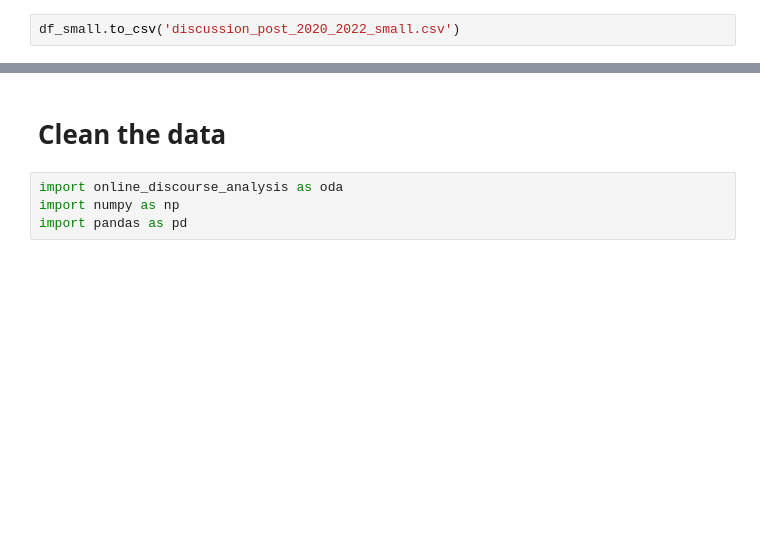
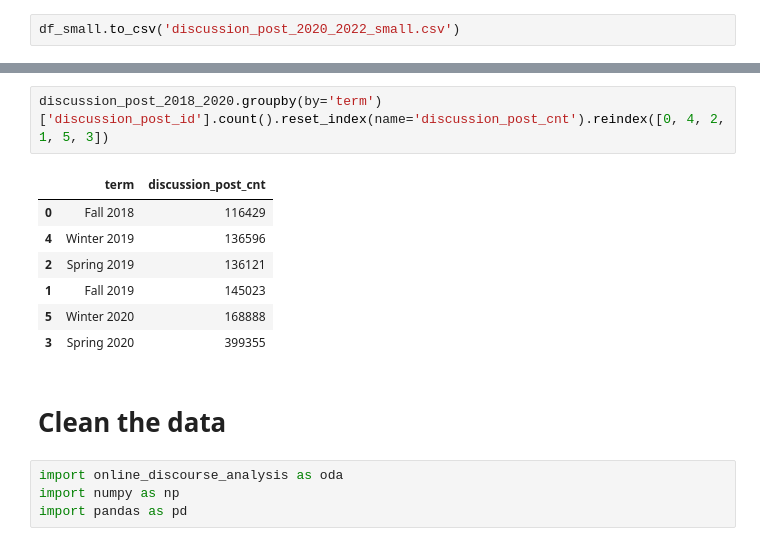
Before and after one commit to Kenny-Wei-GitHub/Discussion_Behavior_Project, a Jupyter notebook: individual_research.ipynb, the cells around one changed output, grey strips where cells are left out. Drawn from its saved outputs; the diff is of its cells as text; blank space fills up the shorter version.

```diff
--- a/individual_research.ipynb
+++ b/individual_research.ipynb
@@ -92,3 +174,13 @@ df_small.to_csv('discussion_post_2020_2022_small.csv')
+# %%
+discussion_post_2018_2020.groupby(by='term')['discussion_post_id'].count().reset_index(name='discussion_post_cnt').reindex([0, 4, 2, 1, 5, 3])
+# %% [output]
+|  | term | discussion_post_cnt |
+| 0 | Fall 2018 | 116429 |
+| 4 | Winter 2019 | 136596 |
+| 2 | Spring 2019 | 136121 |
+| 1 | Fall 2019 | 145023 |
+| 5 | Winter 2020 | 168888 |
+| 3 | Spring 2020 | 399355 |
 # %% [markdown]
 # Clean the data
 # %%
```
Also changed, not shown: parts of 33 cells of this notebook.
